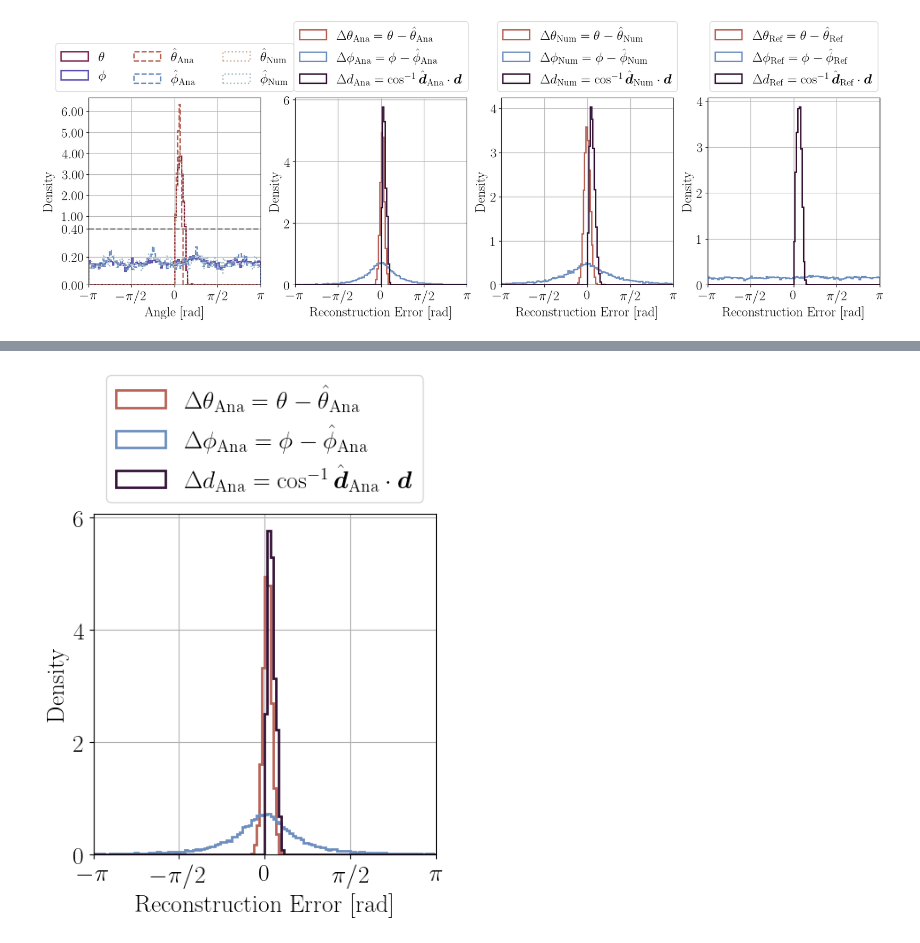
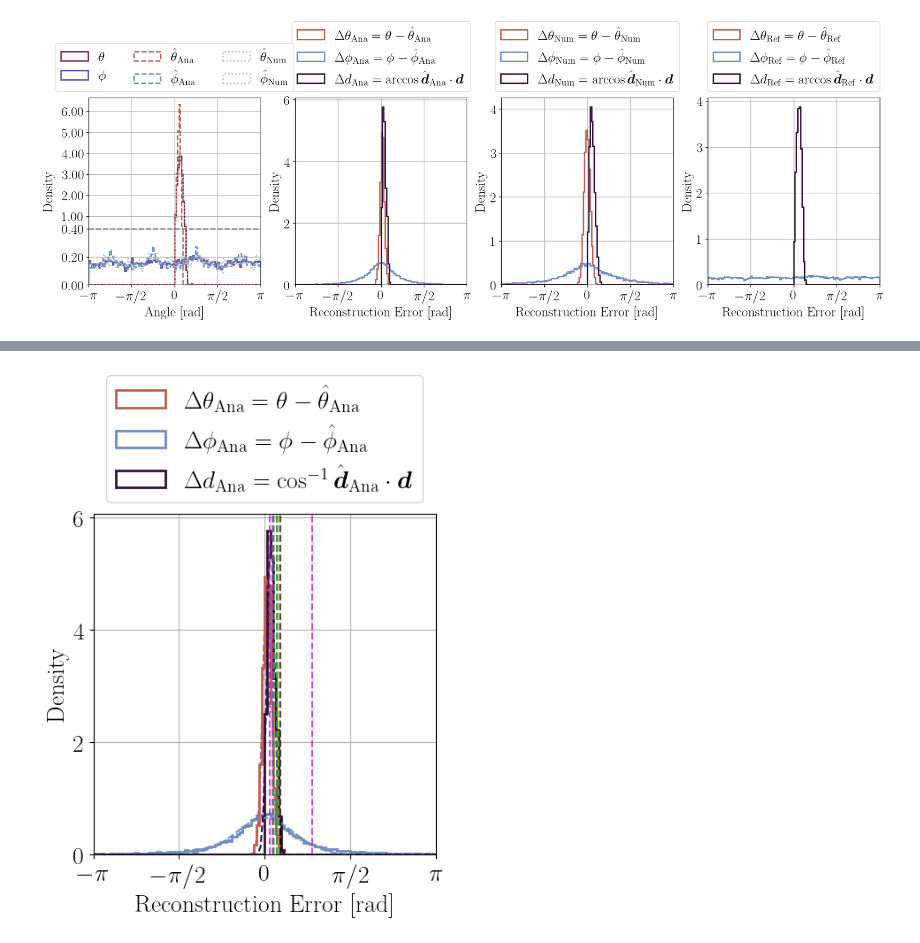
Before and after one commit to Noah-Everett/DSPS-Detector, a Jupyter notebook: analysis/directionalAnalysis_analytical.ipynb, the cells around one changed output, grey strips where cells are left out. Saved outputs shown, nothing was run; the diff lists cells and outputs as text; code cells hidden in the pictures.

```diff
--- a/analysis/directionalAnalysis_analytical.ipynb
+++ b/analysis/directionalAnalysis_analytical.ipynb
@@ -1373,10 +1373,10 @@ error_num = angle_between_vectors(
 )
 
 bins_ana, x_ana, _ = ax.hist(error_ana, bins=bins, histtype='step', lw=lw,
-        label=r'$\abs{\Delta d}_\text{Ana}=\cos^{-1}\hat{\boldsymbol{d}}_{\text{Ana}}\cdot \boldsymbol{d}$' if abs else r'$\Delta d_\text{Ana}=\cos^{-1}\hat{\boldsymbol{d}}_{\text{Ana}}\cdot \boldsymbol{d}$',
+        label=r'$\abs{\Delta d}_\text{Ana}=\arccos\hat{\boldsymbol{d}}_{\text{Ana}}\cdot \boldsymbol{d}$' if abs else r'$\Delta d_\text{Ana}=\arccos\hat{\boldsymbol{d}}_{\text{Ana}}\cdot \boldsymbol{d}$',
         density=density, cumulative=True, color=cs[0], range=[xlim[0], xlim[1]+0.1])
 bins_num, x_num, _ = ax.hist(error_num, bins=bins, histtype='step', lw=lw,
-        label=r'$\abs{\Delta d}_\text{Num}=\cos^{-1}\hat{\boldsymbol{d}}_{\text{Num}}\cdot \boldsymbol{d}$' if abs else r'$\Delta d_\text{Num}=\cos^{-1}\hat{\boldsymbol{d}}_{\text{Num}}\cdot \boldsymbol{d}$',
+        label=r'$\abs{\Delta d}_\text{Num}=\arccos\hat{\boldsymbol{d}}_{\text{Num}}\cdot \boldsymbol{d}$' if abs else r'$\Delta d_\text{Num}=\arccos\hat{\boldsymbol{d}}_{\text{Num}}\cdot \boldsymbol{d}$',
         density=density, cumulative=True, color=cs[1], range=[xlim[0], xlim[1]+0.1])
 
 sigma_1_ind_ana = np.argmin(np.abs(bins_ana - 0.68))
@@ -1526,6 +1526,14 @@ plt.show()
 # %%
+import numpy as np
+import matplotlib.pyplot as plt
+from scipy.optimize import curve_fit
+
+# --- Gaussian function ---
+def gaussian(x, A, mu, sigma):
+    return A * np.exp(-(x - mu)**2 / (2 * sigma**2))
+
 fig, ax = plt.subplots(1, 1, figsize=(5, 5))
-ax = [_,ax]
+ax = [_, ax]
 
 error_theta = df_hits['direction_relative_lens_0_theta'] - df_hits['theta']
 error_phi   = df_hits['direction_relative_lens_0_phi'  ] - df_hits['phi'  ]
@@ -1538,27 +1546,31 @@ print(error_tot)
 
 if abs:
     error_theta = np.abs(error_theta)
-    error_phi   = np.abs(error_phi  )
+    error_phi   = np.abs(error_phi)
 
+# --- Binning ---
 if abs:
     bins = np.linspace(0, np.pi, nBins)
 else:
     bins = np.linspace(-np.pi, np.pi, nBins)
 
-ax[1].hist(error_theta, bins=bins, histtype='step', lw=lw,
+# --- Histograms ---
+h_theta = ax[1].hist(error_theta, bins=bins, histtype='step', lw=lw,
         label=r'$\abs{\Delta\theta}_\text{Ana}=\abs{\theta-\hat{\theta}_\text{Ana}}$' if abs else r'$\Delta\theta_\text{Ana}=\theta-\hat{\theta}_\text{Ana}$',
         density=density, cumulative=cumulative, color=twilight[30,:])
-ax[1].hist(error_phi  , bins=bins, histtype='step', lw=lw,
+h_phi   = ax[1].hist(error_phi  , bins=bins, histtype='step', lw=lw,
         label=r'$\abs{\Delta\phi}_\text{Ana}=\abs{\phi-\hat{\phi}_\text{Ana}}$' if abs else r'$\Delta\phi_\text{Ana}=\phi-\hat{\phi}_\text{Ana}$',
         density=density, cumulative=cumulative, color=twilight[ 8,:])
-ax[1].hist(error_tot  , bins=bins, histtype='step', lw=lw,
+h_tot   = ax[1].hist(error_tot  , bins=bins, histtype='step', lw=lw,
            label=r'$\abs{\Delta d}_\text{Ana}=\cos^{-1}\hat{\boldsymbol{d}}_{\text{Ana}}\cdot \boldsymbol{d}$' if abs else r'$\Delta d_\text{Ana}=\cos^{-1}\hat{\boldsymbol{d}}_{\text{Ana}}\cdot \boldsymbol{d}$',
            density=density, cumulative=cumulative, color=twilight[20,:])
+
 ax[1].legend(loc='lower center', bbox_to_anchor=(0.5, 1.0))
 ax[1].set_xlabel('Reconstruction Error [rad]')
 ax[1].set_ylabel('Density' if density else 'Counts')
 # ax.set_yscale('log')
 # ax.set_xlim(-np.pi, np.pi)
+
 if abs:
     ax[1].set_xticks(np.linspace(0, np.pi, 3))
     ax[1].set_xticklabels([r'$0$', r'$\pi/2$', r'$\pi$'])
@@ -1567,7 +1579,68 @@ else:
     ax[1].set_xticks(np.linspace(-np.pi, np.pi, 5))
     ax[1].set_xticklabels([r'$-\pi$', r'$-\pi/2$', r'$0$', r'$\pi/2$', r'$\pi$'])
     ax[1].set_xlim(-np.pi, np.pi)
+
 ax[1].grid()
+
+# --- Gaussian fits ---
+results = {}
+for label, data, hist, color in zip(
+    ["theta", "phi", "tot"],
+    [error_theta, error_phi, error_tot],
+    [h_theta, h_phi, h_tot],
+    [twilight[30,:], twilight[8,:], twilight[20,:]]
+):
+    data = np.array(data)
+    data = data[~np.isnan(data)]
+    if len(data) == 0:
+        results[label] = {"A": None, "mu": None, "sigma": None}
+        continue
+
+    counts, bin_edges = np.histogram(data, bins=bins, density=True)
+    if counts.sum() == 0:
+        results[label] = {"A": None, "mu": None, "sigma": None}
+        continue
+
+    bin_centers = 0.5 * (bin_edges[1:] + bin_edges[:-1])
+    p0 = [np.max(counts), np.mean(data), np.std(data)]
+
+    try:
+        popt, _ = curve_fit(gaussian, bin_centers, counts, p0=p0, maxfev=5000)
+        results[label] = {"A": popt[0], "mu": popt[1], "sigma": popt[2]}
+        fit_y = gaussian(bin_centers, *popt)
+        ax[1].plot(bin_centers, fit_y, "--", color=color, label=f"{label} fit")
+    except Exception:
+        results[label] = {"A": None, "mu": None, "sigma": None}
+
+# --- Quantiles ---
+quantiles = [0.68, 0.90, 0.95, 0.99]
+colors_q = ['m', 'c', 'y', 'k']
+results_quantiles = {}
+
+for label, data in zip(["theta", "phi", "tot"], [error_theta, error_phi, error_tot]):
+    data = np.array(data)
+    data = data[~np.isnan(data)]
+    if len(data) == 0:
+        results_quantiles[label] = {q: np.nan for q in quantiles}
+        continue
+
+    qs = np.quantile(np.abs(data), quantiles)
+    results_quantiles[label] = dict(zip(quantiles, qs))
+    for q, val, qcol in zip(quantiles, qs, colors_q):
+        ax[1].axvline(val, linestyle="--", color=qcol, alpha=0.7,
+                      label=f"{label} {int(q*100)}%={val:.2f}")
+
+# --- Print results ---
+print("Gaussian Fit Results (Ana):")
+for key, vals in results.items():
+    if vals["A"] is not None:
+        print(f"{key}: A={vals['A']:.3f}, mu={vals['mu']:.3f}, sigma={vals['sigma']:.3f}")
+    else:
+        print(f"{key}: fit failed")
+
+print("\nQuantile Containment Results (Ana):")
+for key, qs in results_quantiles.items():
+    print(f"{key}: " + "  ".join([f"{int(q*100)}%={val:.3f}" for q, val in qs.items()]))
 
 fig.savefig('../figures/trueIncidentAngleLens_ana.pdf', bbox_inches='tight')
 plt.show()
@@ -1576,2 +1658,2 @@ plt.show()
-[figure, old version]
+[figure, new version]
 # %%
```
Also changed, not shown: parts of 7 cells of this notebook, 13 other files.
